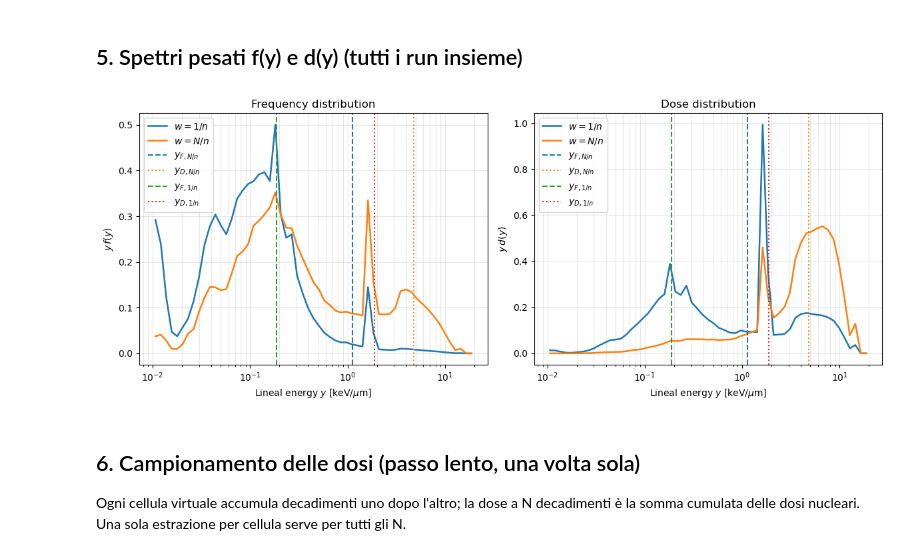
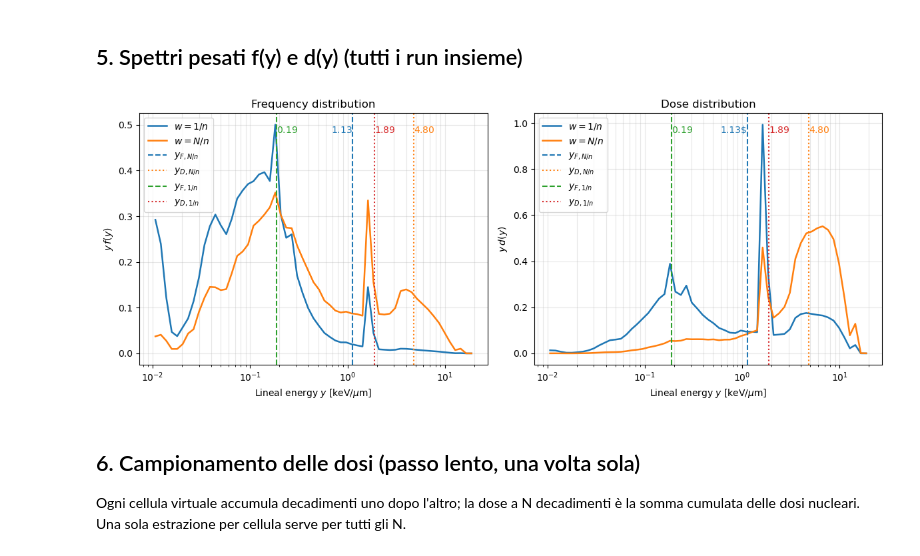
Before and after one commit to michelepascazio28-dot/Rame, a Jupyter notebook: Analisi_Cu64.ipynb, the cells around one changed output. Drawn from its saved outputs; the diff is of its cells as text; code cells hidden in the pictures.

```diff
--- a/Analisi_Cu64.ipynb
+++ b/Analisi_Cu64.ipynb
@@ -158,34 +158,50 @@ for mode in WEIGHT_MODES:
     ax[1].semilogx(x, d, lw=1.8, label=labels[mode])
 
 ax[0].axvline(yF_Nn, linestyle="--", label=r"$y_{F,{N/n}}$", color="C0")
+ax[0].text(yF_Nn, 0.95, rf"${yF_Nn:.2f}$",color="C0", verticalalignment="top", horizontalalignment="right",
+transform=ax[0].get_xaxis_transform())
 ax[0].axvline(yD_Nn, linestyle=":", label=r"$y_{D,{N/n}}$", color="C1")
+ax[0].text(yD_Nn, 0.95, rf"${yD_Nn:.2f}$",color="C1", verticalalignment="top", horizontalalignment="left",
+transform=ax[0].get_xaxis_transform())
 ax[0].axvline(yF_1n, linestyle="--", label=r"$y_{F,{1/n}}$", color="C2")
+ax[0].text(yF_1n, 0.95, rf"${yF_1n:.2f}$",color="C2", verticalalignment="top", horizontalalignment="left",
+transform=ax[0].get_xaxis_transform())
 ax[0].axvline(yD_1n, linestyle=":", label=r"$y_{D,{1/n}}$", color="C3")
+ax[0].text(yD_1n, 0.95, rf"${yD_1n:.2f}$",color="C3", verticalalignment="top", horizontalalignment="left",
+transform=ax[0].get_xaxis_transform())
 
 ax[1].axvline(yF_Nn, linestyle="--", label=r"$y_{F,{N/n}}$", color="C0")
+ax[1].text(yF_Nn, 0.95, rf"{yF_Nn:.2f}$",color="C0", verticalalignment="top", horizontalalignment="right",
+transform=ax[1].get_xaxis_transform())
 ax[1].axvline(yD_Nn, linestyle=":", label=r"$y_{D,{N/n}}$", color="C1")
+ax[1].text(yD_Nn, 0.95, rf"${yD_Nn:.2f}$",color="C1", verticalalignment="top", horizontalalignment="left",
+transform=ax[1].get_xaxis_transform())
 ax[1].axvline(yF_1n, linestyle="--", label=r"$y_{F,{1/n}}$", color="C2")
+ax[1].text(yF_1n, 0.95, rf"${yF_1n:.2f}$",color="C2", verticalalignment="top", horizontalalignment="left",
+transform=ax[1].get_xaxis_transform())
 ax[1].axvline(yD_1n, linestyle=":", label=r"$y_{D,{1/n}}$", color="C3")
+ax[1].text(yD_1n, 0.95, rf"${yD_1n:.2f}$",color="C3", verticalalignment="top", horizontalalignment="left",
+transform=ax[1].get_xaxis_transform())
 
 ax[0].set_title("Frequency distribution")
 ax[1].set_title("Dose distribution")
 ax[0].set_ylabel(r"$y\,f(y)$")
 ax[1].set_ylabel(r"$y\,d(y)$")
 for a in ax:
     a.set_xlabel(r"Lineal energy $y$ [keV/$\mu$m]")
     a.grid(alpha=0.3, which="both")
     a.legend()
 plt.tight_layout()
 
 # salvataggio: figura intera + i due pannelli separati
 fig.savefig("spettri.png", dpi=200, bbox_inches="tight")
 for k, nome in enumerate(["f_y.png", "d_y.png"]):
     box = ax[k].get_tightbbox(fig.canvas.get_renderer()).transformed(fig.dpi_scale_trans.inverted())
     fig.savefig(nome, dpi=200, bbox_inches=box)
 
 plt.show()
 # %% [output]
-[figure, old version]
+[figure, new version]
 # %% [markdown]
 ## 6. Campionamento delle dosi (passo lento, una volta sola)
 Ogni cellula virtuale accumula decadimenti uno dopo l'altro; la dose a N decadimenti è la somma cumulata delle dosi nucleari.
```
Also changed, not shown: parts of 1 cell of this notebook, 4 other files.
